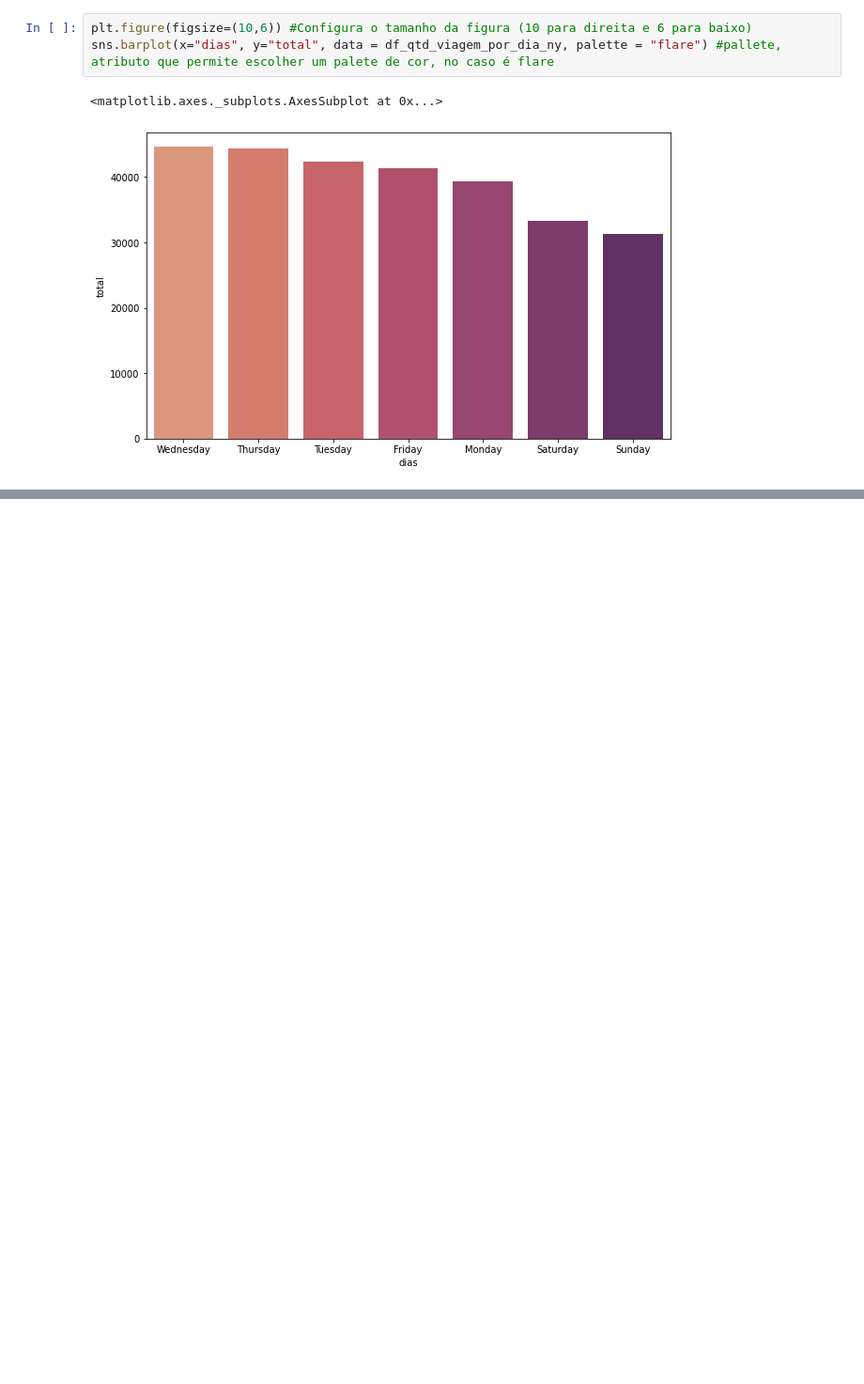
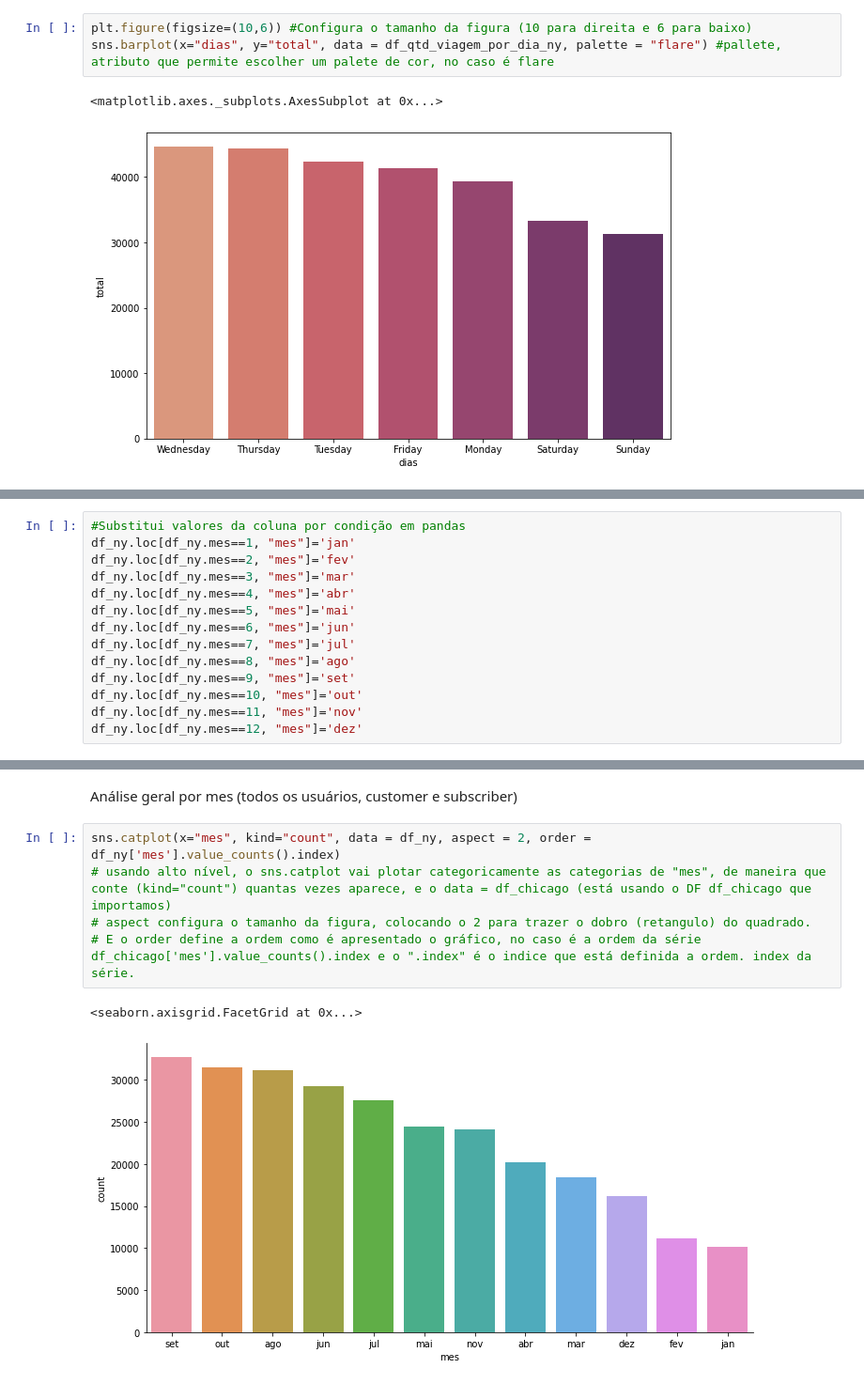
Before and after one commit to gabrielcn/Bike_Sharing, a Jupyter notebook: cyclistic_bike_share_new_york.ipynb, the cells around one changed output, grey strips where cells are left out. Shown: that part at 94% size. Cells and saved outputs as stored; diff of their text form; blank space fills up the shorter version.

```diff
--- a/cyclistic_bike_share_new_york.ipynb
+++ b/cyclistic_bike_share_new_york.ipynb
@@ -135,0 +178,14 @@ sns.barplot(x="dias", y="total", data = df_qtd_viagem_por_dia_ny, palette = "fla
+# %%
+#Substitui valores da coluna por condição em pandas
+df_ny.loc[df_ny.mes==1, "mes"]='jan'
+df_ny.loc[df_ny.mes==2, "mes"]='fev'
+df_ny.loc[df_ny.mes==3, "mes"]='mar'
+df_ny.loc[df_ny.mes==4, "mes"]='abr'
+df_ny.loc[df_ny.mes==5, "mes"]='mai'
+df_ny.loc[df_ny.mes==6, "mes"]='jun'
+df_ny.loc[df_ny.mes==7, "mes"]='jul'
+df_ny.loc[df_ny.mes==8, "mes"]='ago'
+df_ny.loc[df_ny.mes==9, "mes"]='set'
+df_ny.loc[df_ny.mes==10, "mes"]='out'
+df_ny.loc[df_ny.mes==11, "mes"]='nov'
+df_ny.loc[df_ny.mes==12, "mes"]='dez'
@@ -135,0 +245,10 @@ sns.barplot(x="dias", y="total", data = df_qtd_viagem_por_dia_ny, palette = "fla
+# %% [markdown]
+Análise geral por mes (todos os usuários, customer e subscriber)
+# %%
+sns.catplot(x="mes", kind="count", data = df_ny, aspect = 2, order = df_ny['mes'].value_counts().index)
+# usando alto nível, o sns.catplot vai plotar categoricamente as categorias de "mes", de maneira que conte (kind="count") quantas vezes aparece, e o data = df_chicago (está usando o DF df_chicago que importamos)
+# aspect configura o tamanho da figura, colocando o 2 para trazer o dobro (retangulo) do quadrado.
+# E o order define a ordem como é apresentado o gráfico, no caso é a ordem da série df_chicago['mes'].value_counts().index e o ".index" é o indice que está definida a ordem. index da série.
+# %% [output]
+<seaborn.axisgrid.FacetGrid at 0x...>
+[figure, added]
```
Also changed, not shown: parts of 55 cells of this notebook.
